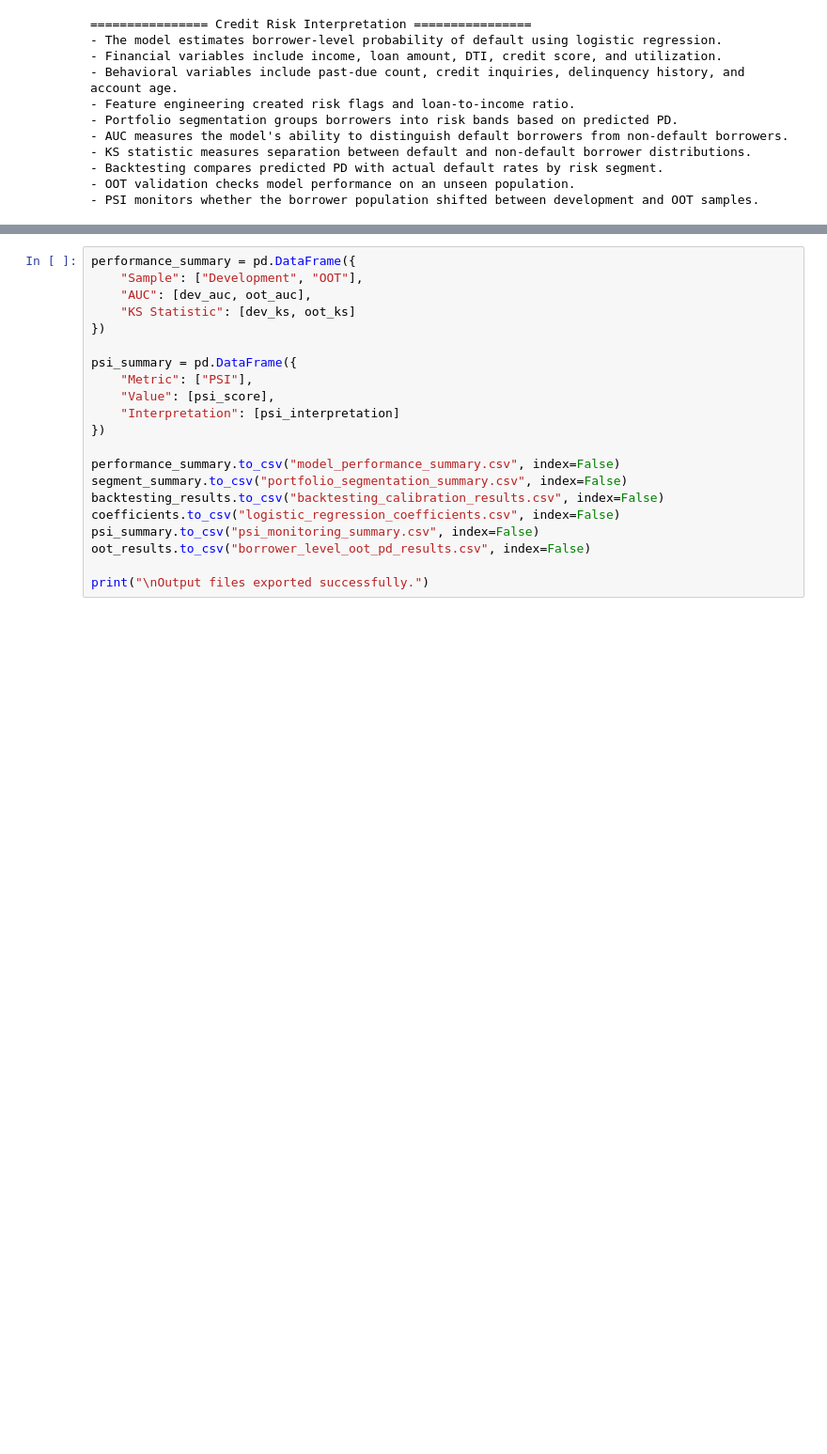
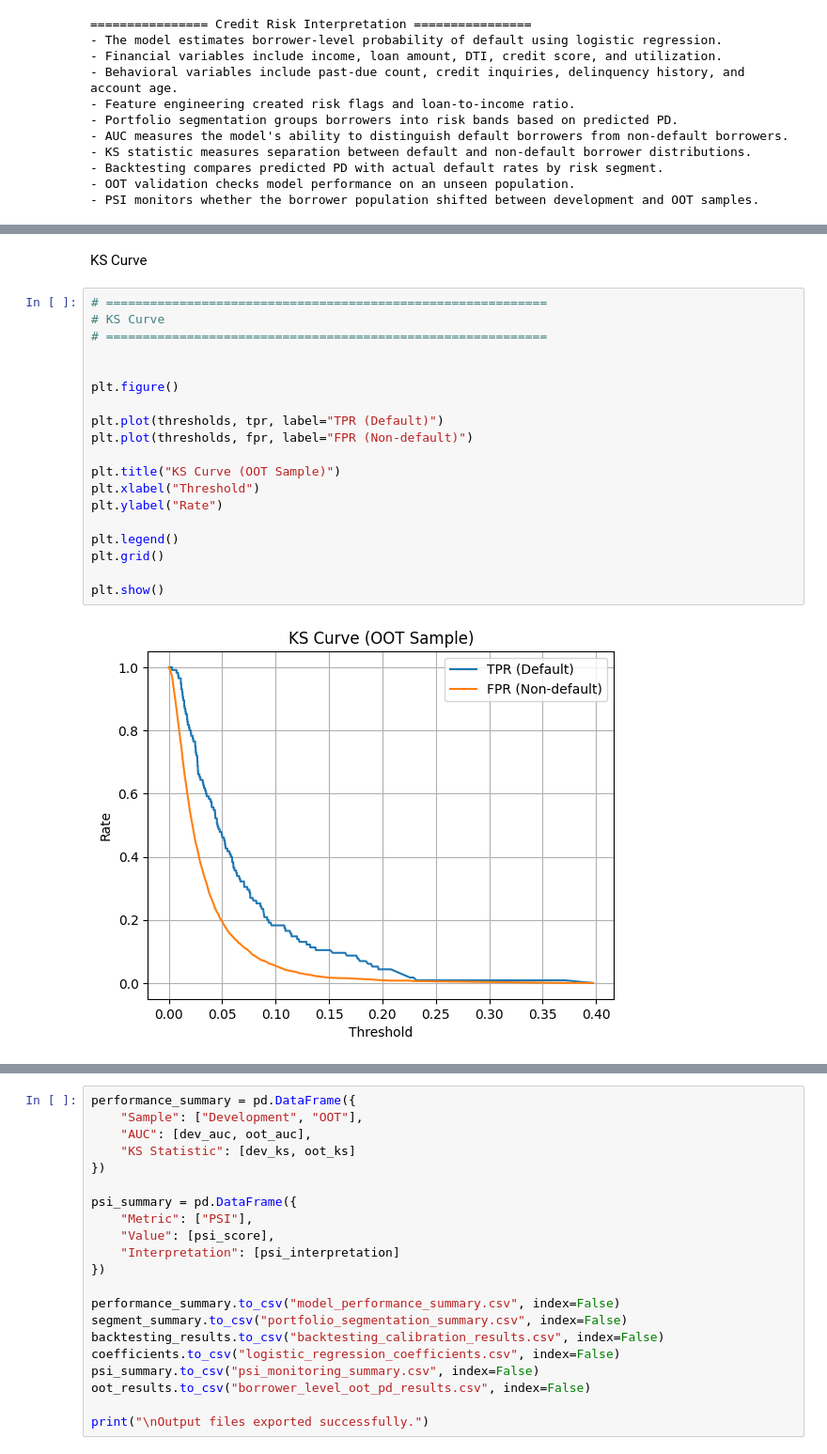
Before and after one commit to rainbowlingjing-ship-it/Portfolio-Analyst, a Jupyter notebook: Probability_of_Default_Modeling.ipynb, the cells around one changed output, grey strips where cells are left out. Shown at 94% size. Cells and saved outputs as stored; diff of their text form; blank space fills up the shorter version.

```diff
--- a/Probability_of_Default_Modeling.ipynb
+++ b/Probability_of_Default_Modeling.ipynb
@@ -404,0 +439,23 @@ print("- PSI monitors whether the borrower population shifted between developmen
+# %% [markdown]
+KS Curve
+# %%
+# ============================================================
+# KS Curve
+# ============================================================
+
+
+plt.figure()
+
+plt.plot(thresholds, tpr, label="TPR (Default)")
+plt.plot(thresholds, fpr, label="FPR (Non-default)")
+
+plt.title("KS Curve (OOT Sample)")
+plt.xlabel("Threshold")
+plt.ylabel("Rate")
+
+plt.legend()
+plt.grid()
+
+plt.show()
+# %% [output]
+[figure, added]
```
Also changed, not shown: parts of 10 cells of this notebook.
